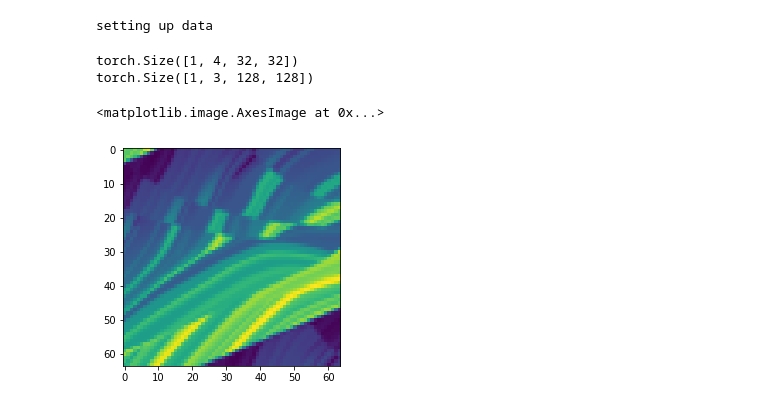
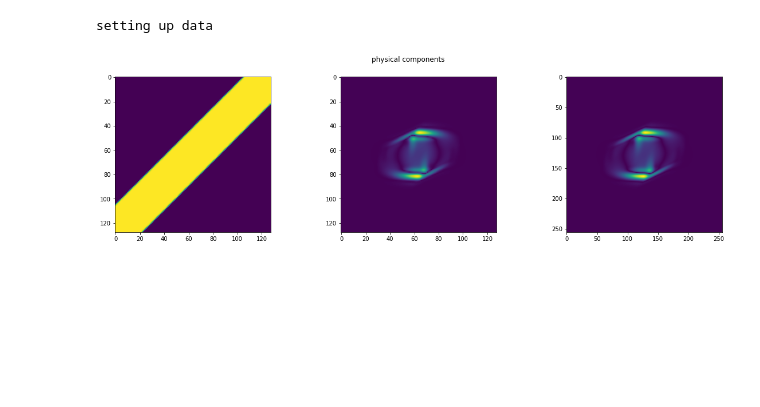
Before and after one commit to utkaiser/masterthesis_code, a Jupyter notebook: analysis/wave_field_reproduction.ipynb, the cells around one changed output. Drawn from its saved outputs; the diff is of its cells as text; code cells hidden in the pictures; blank space fills up the shorter version.

```diff
--- a/analysis/wave_field_reproduction.ipynb
+++ b/analysis/wave_field_reproduction.ipynb
@@ -40,52 +46,51 @@ setting up data
 # %%
 #getting one specific image
 for train_loader in train_loaders:
-    for i, data in enumerate(train_loader):
-        if i == 1: #
-            inputs, labels = data[0], data[1]
-            print(inputs.shape)
-            print(labels.shape)
-            #outputs_unet = model_unet(inputs)
-            #output_tiramisu = model_tir(inputs)
-            #print(output_tiramisu.shape)
-            break
+        for i, data in enumerate(train_loader):
+            if i == 109: #
+                inputs, labels = data[0], data[1]
+                #outputs_unet = model_unet(inputs)
+                #output_tiramisu = model_tir(inputs)
+                break
-# %% [output]
-torch.Size([1, 4, 32, 32])
-torch.Size([1, 3, 128, 128])
 # %%
 # compare physical components for single image
 
 from mounted.WaveUtil import WaveSol_from_EnergyComponent
 from skimage.transform import resize
 
 l = [
     inputs[0], # wave energy component coarse solver (inputs),
-    outputs_unet[0], # wave energy component enhanced through unet
-    output_tiramisu[0], # wave energy component enhanced through unet
+    #outputs_unet[0], # wave energy component enhanced through unet
+    #output_tiramisu[0], # wave energy component enhanced through unet
     labels[0] # # wave energy component fine solver (label)
 ]
-# f, ax = plt.subplots(1,4)
-# f.set_figheight(20)
-# f.set_figwidth(20)
+f, ax = plt.subplots(1,3)
+f.suptitle("physical components")
+f.set_figheight(5)
+f.set_figwidth(20)
 d = inputs[0][3,:,:].detach().numpy()
-plt.imshow(d)
 
-# d2 = resize(d,(256,256)) # have it to same resolution as output img
+ax[0].imshow(d)
+
+d2 = resize(d,(256,256)) # have it to same resolution as output img
+import matplotlib.colors as mcolors
+for i, img in enumerate(l):
+    if i == 1:
+        d = d2
+    a,b,c = img[0,:,:].detach().numpy(), img[1,:,:].detach().numpy(), img[2,:,:].detach().numpy()
+    res = WaveSol_from_EnergyComponent(a,b,c,d, 2.0/128.0, 0) # capital lambda dagger
+    res = np.abs(res)
+    ax[i+1].imshow(res[0])
 #
-# for i, img in enumerate(l):
-#     if i != 0:
-#         d = d2
-#     a,b,c = img[0,:,:].detach().numpy(), img[1,:,:].detach().numpy(), img[2,:,:].detach().numpy()
-#     res = WaveSol_from_EnergyComponent(a,b,c,d, .1, 0) # capital lambda dagger
-#     ax[i].imshow(res[0])
-#
-# ax[0].set_title('coarse solver (input)')
-# ax[1].set_title('nn unet, 3lvl (output)')
-# ax[2].set_title('nn tiramisu, 3lvl (output)')
-# ax[3].set_title('fine solver (label)')
+# ax[1].set_title('coarse solver (input)')
+# ax[2].set_title('fine solver (label)')
+# ax[1].set_title('JNet(3,1) (output)')
+# #ax[2].set_title('nn tiramisu (5,5), (5,5) (output)')
+# ax[2].set_title('fine solver (label)')
+# ax[3].imshow(d)
+# ax[3].set_title('wavespeed')
 # %% [output]
-<matplotlib.image.AxesImage at 0x...>
-[figure, old version]
+[figure, new version]
 # %%
 # compare energy components for single image
 
```
Also changed, not shown: parts of 4 cells of this notebook, 9 other files.
